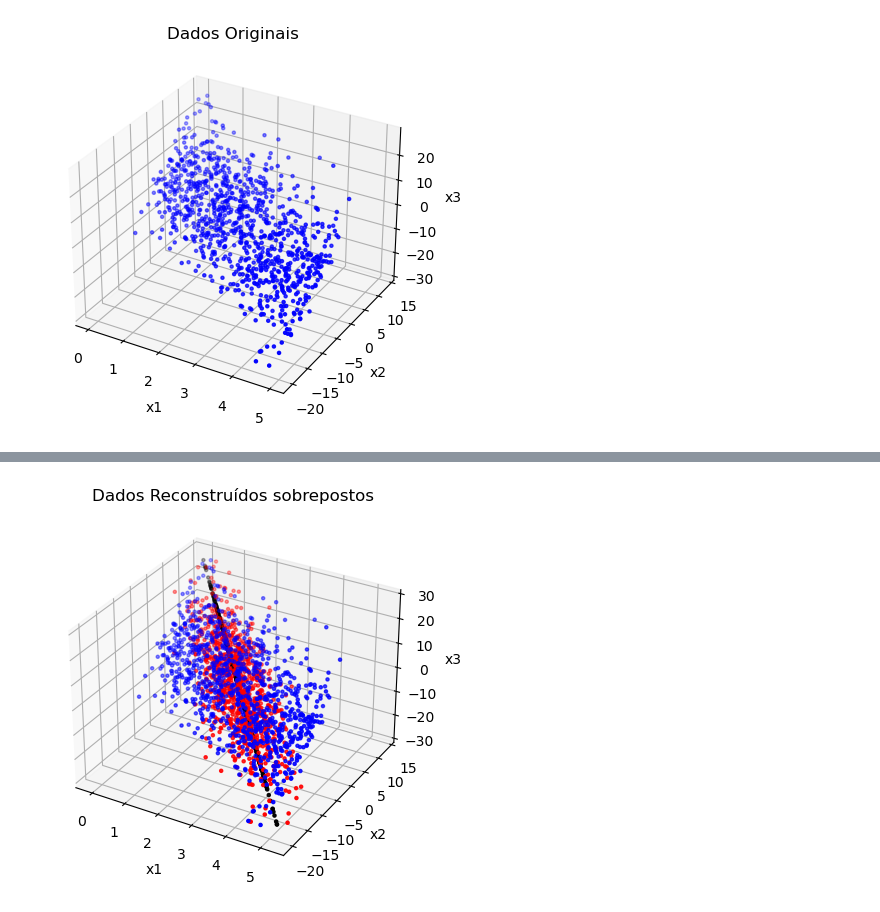
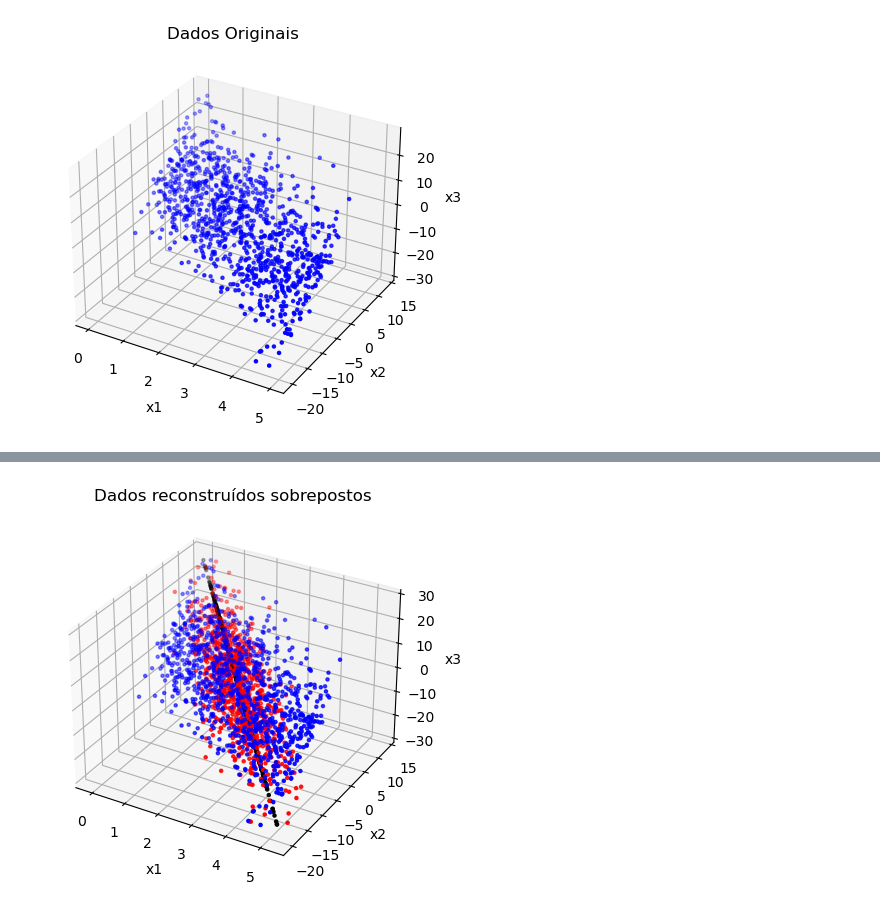
Before and after one commit to HenriqueTogo/machine-learning, a Jupyter notebook: Lista03/lista_03_231111280_q02.ipynb, the cells around one changed output, grey strips where cells are left out. Saved outputs shown, nothing was run; the diff lists cells and outputs as text; code cells hidden in the pictures.

```diff
--- a/Lista03/lista_03_231111280_q02.ipynb
+++ b/Lista03/lista_03_231111280_q02.ipynb
@@ -152,14 +152,14 @@ plt.show()
 # %%
 fig = plt.figure()
 ax = fig.add_subplot(projection='3d')
 
 ax.scatter(arr_pca[:,0], arr_pca[:,1], arr_pca[:,2], color='blue', marker='.')
 ax.scatter(x_r_2[:,0], x_r_2[:,1], x_r_2[:,2], color='red', marker='.')
 ax.scatter(x_r_1[:,0], x_r_1[:,1], x_r_1[:,2], color='black', marker='.')
 ax.set_xlabel('x1')
 ax.set_ylabel('x2')
 ax.set_zlabel('x3')
-plt.title('Dados Reconstruídos sobrepostos')
+plt.title('Dados reconstruídos sobrepostos')
 plt.show()
 # %% [output]
-[figure, old version]
+[figure, new version]
```
Also changed, not shown: parts of 2 cells of this notebook.
